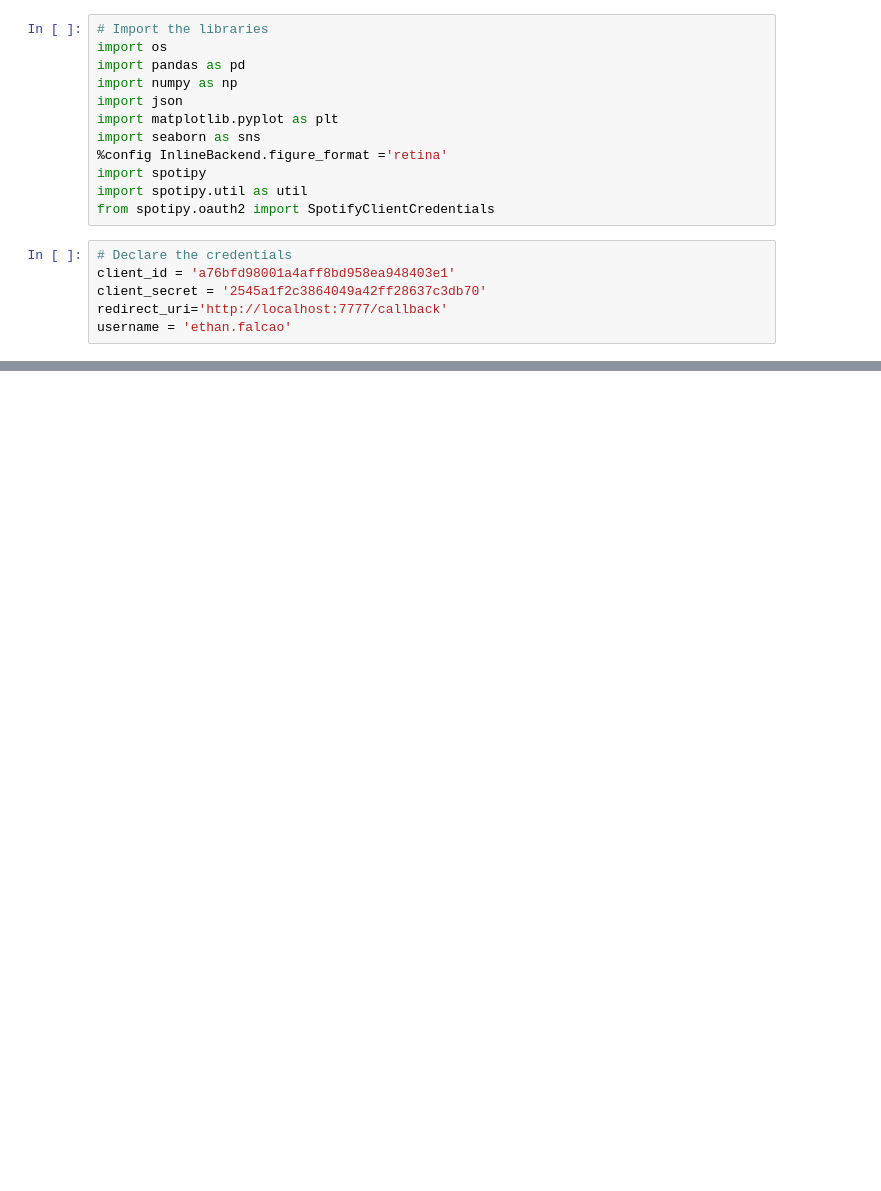
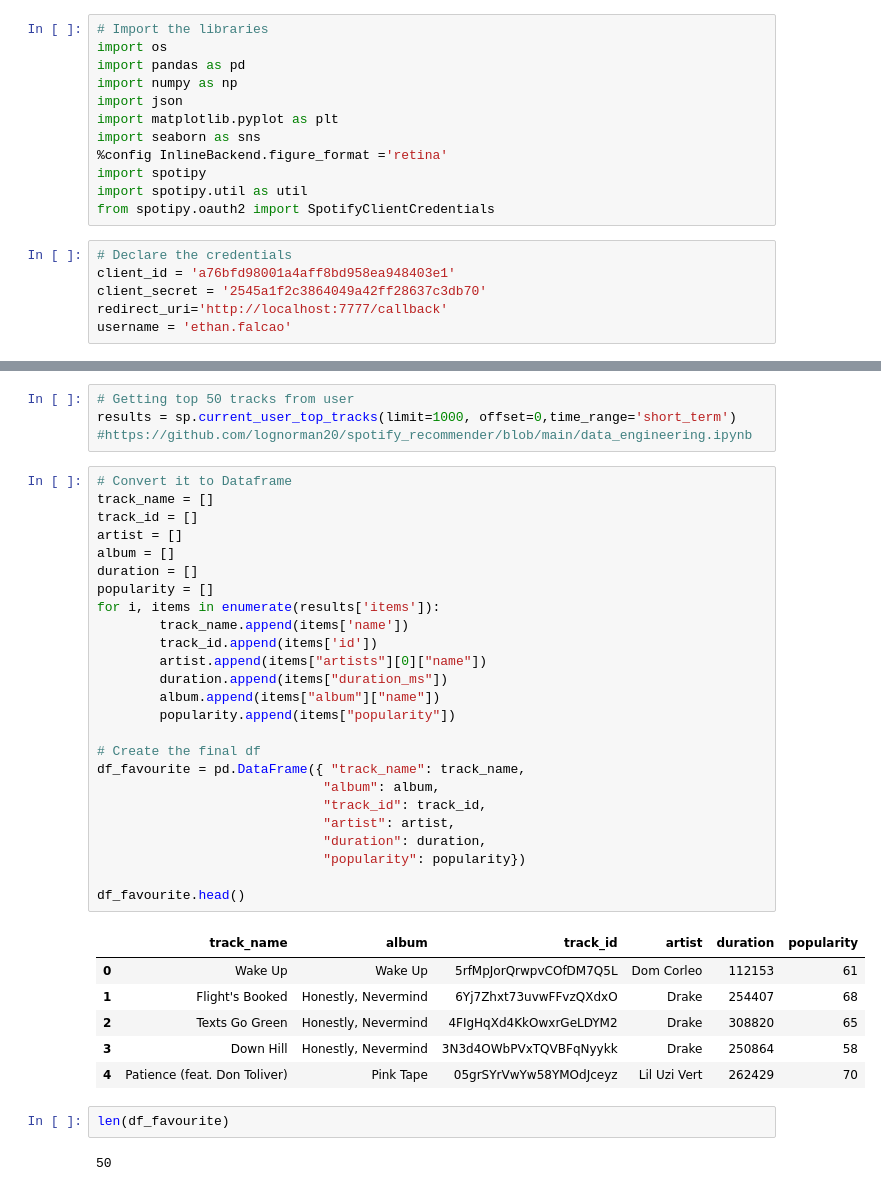
Before and after one commit to EthanFalcao/Spotify_Reccommendation_Algorithm, a Jupyter notebook: Input data from Spotity api .ipynb, the cells around one changed output, grey strips where cells are left out. Saved outputs shown, nothing was run; the diff lists cells and outputs as text; blank space fills up the shorter version.

```diff
--- a/Input data from Spotity api .ipynb
+++ b/Input data from Spotity api .ipynb
@@ -18,0 +246,40 @@ username = 'ethan.falcao'
+# %%
+# Getting top 50 tracks from user
+results = sp.current_user_top_tracks(limit=1000, offset=0,time_range='short_term')
+#https://github.com/lognorman20/spotify_recommender/blob/main/data_engineering.ipynb
+# %%
+# Convert it to Dataframe
+track_name = []
+track_id = []
+artist = []
+album = []
+duration = []
+popularity = []
+for i, items in enumerate(results['items']):
+        track_name.append(items['name'])
+        track_id.append(items['id'])
+        artist.append(items["artists"][0]["name"])
+        duration.append(items["duration_ms"])
+        album.append(items["album"]["name"])
+        popularity.append(items["popularity"])
+
+# Create the final df
+df_favourite = pd.DataFrame({ "track_name": track_name,
+                             "album": album,
+                             "track_id": track_id,
+                             "artist": artist,
+                             "duration": duration,
+                             "popularity": popularity})
+
+df_favourite.head()
+# %% [output]
+|  | track_name | album | track_id | artist | duration | popularity |
+| 0 | Wake Up | Wake Up | 5rfMpJorQrwpvCOfDM7Q5L | Dom Corleo | 112153 | 61 |
+| 1 | Flight's Booked | Honestly, Nevermind | 6Yj7Zhxt73uvwFFvzQXdxO | Drake | 254407 | 68 |
+| 2 | Texts Go Green | Honestly, Nevermind | 4FIgHqXd4KkOwxrGeLDYM2 | Drake | 308820 | 65 |
+| 3 | Down Hill | Honestly, Nevermind | 3N3d4OWbPVxTQVBFqNyykk | Drake | 250864 | 58 |
+| 4 | Patience (feat. Don Toliver) | Pink Tape | 05grSYrVwYw58YMOdJceyz | Lil Uzi Vert | 262429 | 70 |
+# %%
+len(df_favourite)
+# %% [output]
+50
```
Also changed, not shown: parts of 29 cells of this notebook, 3 other files.
